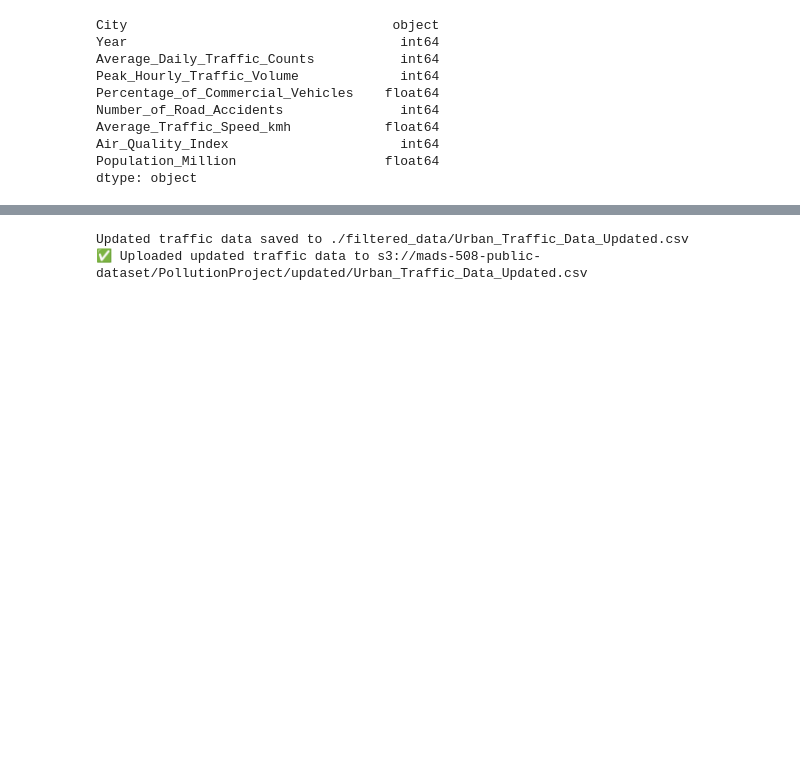
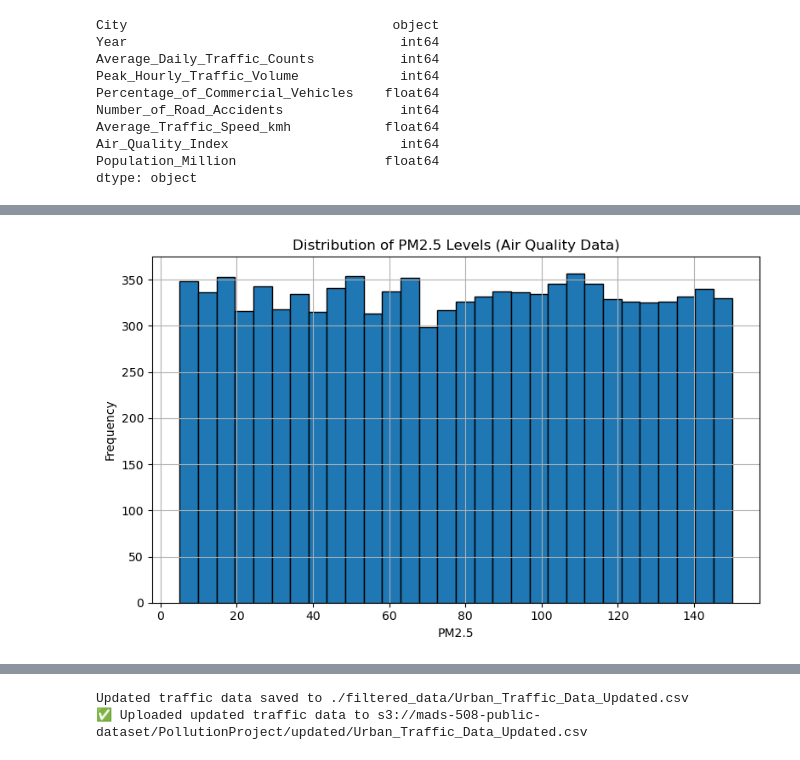
Before and after one commit to tshehadey/ads-508-team-project, a Jupyter notebook: NewProject.ipynb, the cells around one changed output, grey strips where cells are left out. Cells and saved outputs as stored; diff of their text form; code cells hidden in the pictures; blank space fills up the shorter version.

```diff
--- a/NewProject.ipynb
+++ b/NewProject.ipynb
@@ -243,3 +239,17 @@ Average_Traffic_Speed_kmh            float64
 Air_Quality_Index                      int64
 Population_Million                   float64
 dtype: object
+# %%
+import matplotlib.pyplot as plt
+import seaborn as sns
+
+# Histogram of PM2.5 from Air Quality Data
+plt.figure(figsize=(8, 5))
+plt.hist(air_quality_data['PM2.5'], bins=30, edgecolor='black')
+plt.title("Distribution of PM2.5 Levels (Air Quality Data)")
+plt.xlabel("PM2.5")
+plt.ylabel("Frequency")
+plt.grid(True)
+plt.tight_layout()
+plt.show()
+# %% [output]
@@ -245,0 +257 @@ dtype: object
+[figure, added]
```
Also changed, not shown: parts of 8 cells of this notebook.
